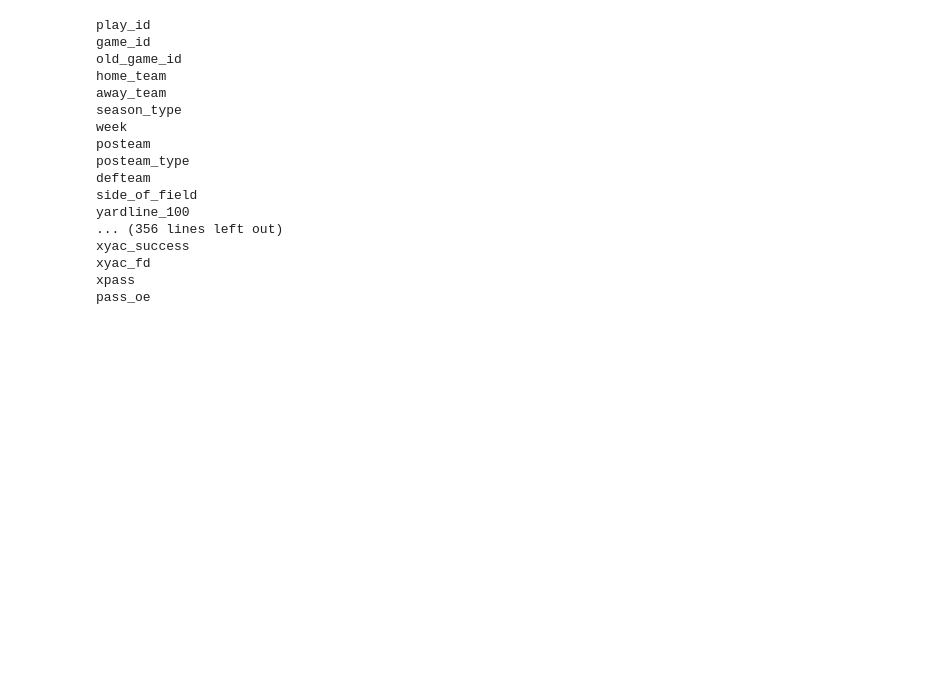
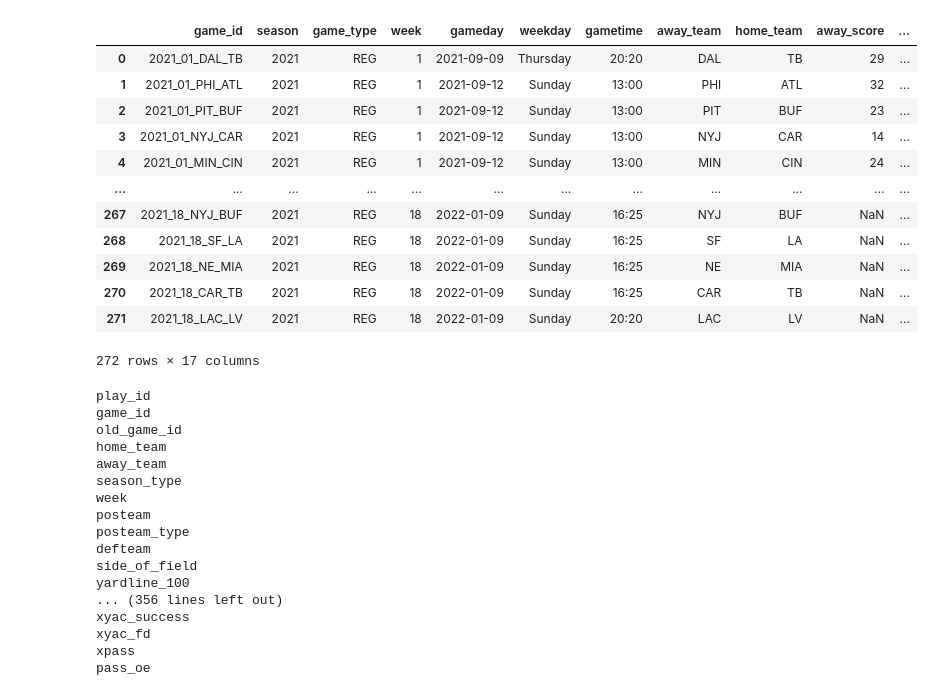
Before and after one commit to naveenv92/nfl-infographics, a Jupyter notebook: notebooks/adjusted_net_yards_winning/adjusted_net_yards_winning.ipynb, the cells around one changed output. Saved outputs shown, nothing was run; the diff lists cells and outputs as text; code cells hidden in the pictures; blank space fills up the shorter version.

```diff
--- a/notebooks/adjusted_net_yards_winning/adjusted_net_yards_winning.ipynb
+++ b/notebooks/adjusted_net_yards_winning/adjusted_net_yards_winning.ipynb
@@ -20,6 +20,22 @@ for path in font_paths:
 df_2021 = npy.load_pbp_data(2021)
 df_roster_2021 = npy.load_roster_data(2021)
 df_team = npy.load_team_logo_data()
+# %%
+npy.load_schedule_data(2021)
+# %% [output]
+|  | game_id | season | game_type | week | gameday | weekday | gametime | away_team | home_team | away_score | ... |
+| 0 | 2021_01_DAL_TB | 2021 | REG | 1 | 2021-09-09 | Thursday | 20:20 | DAL | TB | 29 | ... |
+| 1 | 2021_01_PHI_ATL | 2021 | REG | 1 | 2021-09-12 | Sunday | 13:00 | PHI | ATL | 32 | ... |
+| 2 | 2021_01_PIT_BUF | 2021 | REG | 1 | 2021-09-12 | Sunday | 13:00 | PIT | BUF | 23 | ... |
+| 3 | 2021_01_NYJ_CAR | 2021 | REG | 1 | 2021-09-12 | Sunday | 13:00 | NYJ | CAR | 14 | ... |
+| 4 | 2021_01_MIN_CIN | 2021 | REG | 1 | 2021-09-12 | Sunday | 13:00 | MIN | CIN | 24 | ... |
+| ... | ... | ... | ... | ... | ... | ... | ... | ... | ... | ... | ... |
+| 267 | 2021_18_NYJ_BUF | 2021 | REG | 18 | 2022-01-09 | Sunday | 16:25 | NYJ | BUF | NaN | ... |
+| 268 | 2021_18_SF_LA | 2021 | REG | 18 | 2022-01-09 | Sunday | 16:25 | SF | LA | NaN | ... |
+| 269 | 2021_18_NE_MIA | 2021 | REG | 18 | 2022-01-09 | Sunday | 16:25 | NE | MIA | NaN | ... |
+| 270 | 2021_18_CAR_TB | 2021 | REG | 18 | 2022-01-09 | Sunday | 16:25 | CAR | TB | NaN | ... |
+| 271 | 2021_18_LAC_LV | 2021 | REG | 18 | 2022-01-09 | Sunday | 20:20 | LAC | LV | NaN | ... |
+272 rows × 17 columns
 # %%
 for column in df_2021.columns:
     print(column)
```
Also changed, not shown: parts of 2 cells of this notebook.
